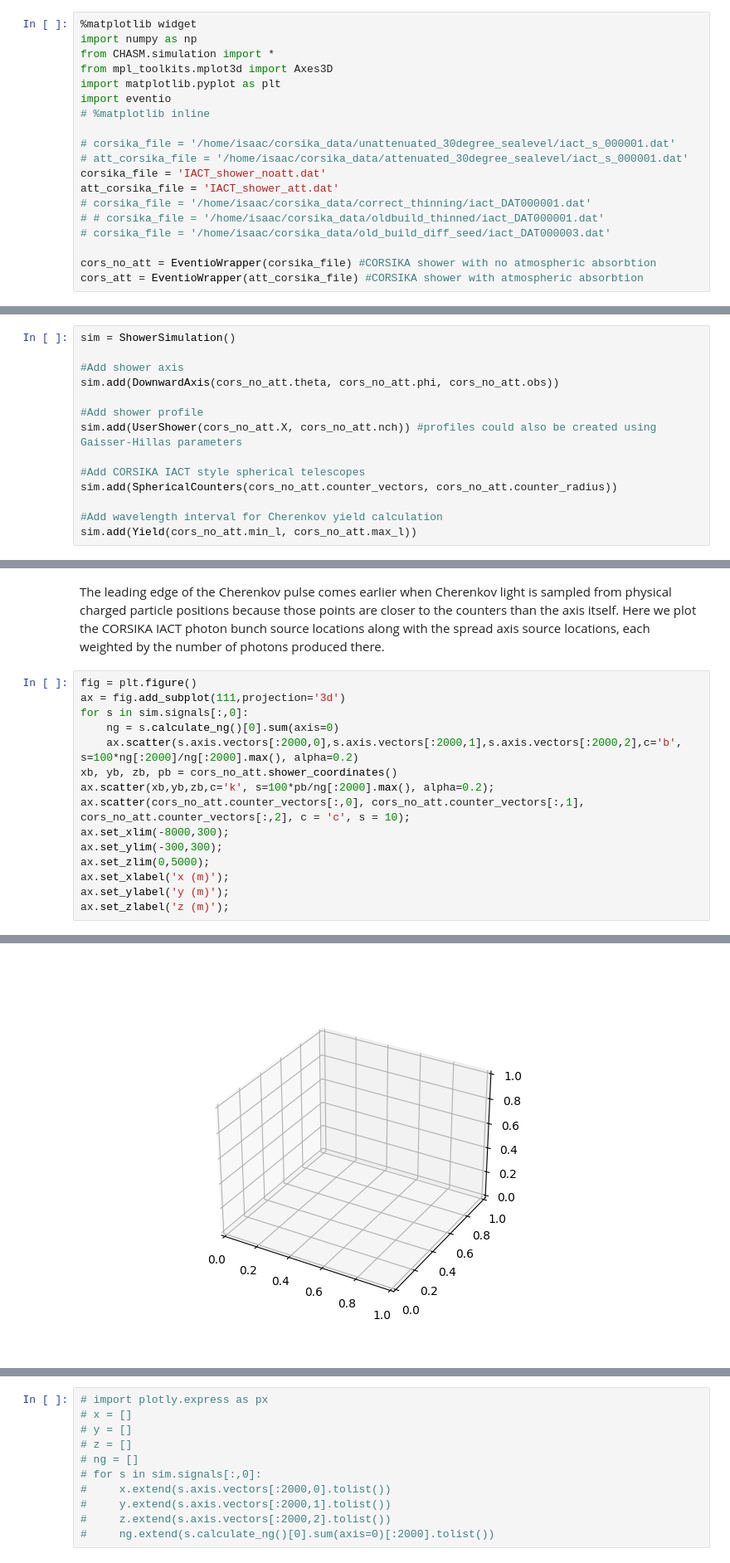
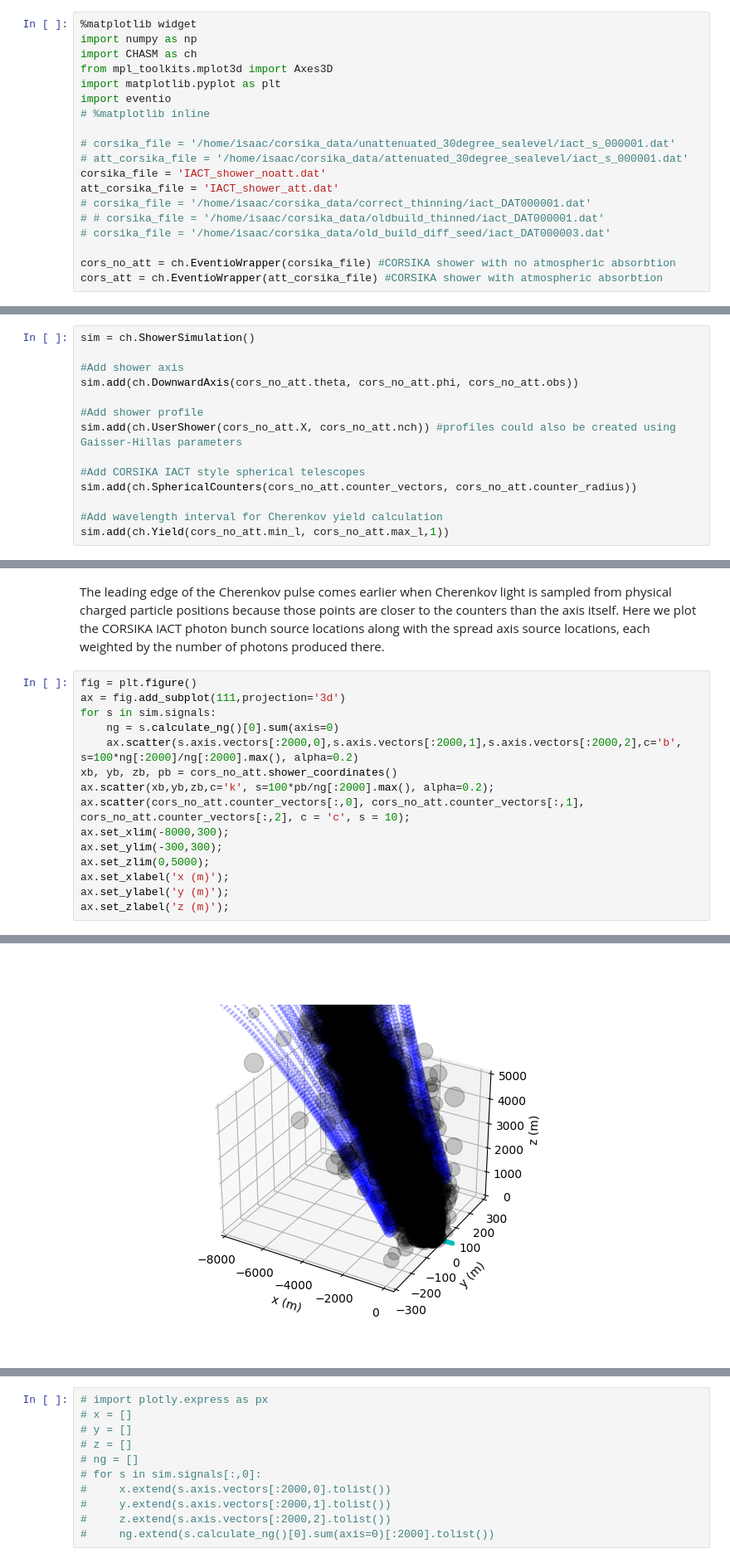
Before and after one commit to ikepc1/CHASM_NuSpacesim, a Jupyter notebook: demo/CORSIKA comparison demo.ipynb, the cells around one changed output, grey strips where cells are left out. Shown at 83% size. Drawn from its saved outputs; the diff is of its cells as text.

Commit message:
changed import structure

```diff
--- a/demo/CORSIKA comparison demo.ipynb
+++ b/demo/CORSIKA comparison demo.ipynb
@@ -3,7 +3,7 @@ This notebook shows the comparison between the Cherenkov light signal generated
 # %%
 %matplotlib widget
 import numpy as np
-from CHASM.simulation import *
+import CHASM as ch
 from mpl_toolkits.mplot3d import Axes3D
 import matplotlib.pyplot as plt
 import eventio
@@ -17,24 +17,24 @@ att_corsika_file = 'IACT_shower_att.dat'
 # # corsika_file = '/home/isaac/corsika_data/oldbuild_thinned/iact_DAT000001.dat'
 # corsika_file = '/home/isaac/corsika_data/old_build_diff_seed/iact_DAT000003.dat'
 
-cors_no_att = EventioWrapper(corsika_file) #CORSIKA shower with no atmospheric absorbtion
-cors_att = EventioWrapper(att_corsika_file) #CORSIKA shower with atmospheric absorbtion
+cors_no_att = ch.EventioWrapper(corsika_file) #CORSIKA shower with no atmospheric absorbtion
+cors_att = ch.EventioWrapper(att_corsika_file) #CORSIKA shower with atmospheric absorbtion
 # %% [markdown]
 Now we create a CHASM simulation, and add elements to it using the same parameters as the CORSIKA shower.
 # %%
-sim = ShowerSimulation()
+sim = ch.ShowerSimulation()
 
 #Add shower axis
-sim.add(DownwardAxis(cors_no_att.theta, cors_no_att.phi, cors_no_att.obs))
+sim.add(ch.DownwardAxis(cors_no_att.theta, cors_no_att.phi, cors_no_att.obs))
 
 #Add shower profile
-sim.add(UserShower(cors_no_att.X, cors_no_att.nch)) #profiles could also be created using Gaisser-Hillas parameters
+sim.add(ch.UserShower(cors_no_att.X, cors_no_att.nch)) #profiles could also be created using Gaisser-Hillas parameters
 
 #Add CORSIKA IACT style spherical telescopes
-sim.add(SphericalCounters(cors_no_att.counter_vectors, cors_no_att.counter_radius))
+sim.add(ch.SphericalCounters(cors_no_att.counter_vectors, cors_no_att.counter_radius))
 
 #Add wavelength interval for Cherenkov yield calculation
-sim.add(Yield(cors_no_att.min_l, cors_no_att.max_l))
+sim.add(ch.Yield(cors_no_att.min_l, cors_no_att.max_l,1))
 # %% [markdown]
 Now the simulation has all the necessary elements to calculate a Cherenkov signal.
 # %%
@@ -114,7 +114,7 @@ The leading edge of the Cherenkov pulse comes earlier when Cherenkov light is sa
 # %%
 fig = plt.figure()
 ax = fig.add_subplot(111,projection='3d')
-for s in sim.signals[:,0]:
+for s in sim.signals:
     ng = s.calculate_ng()[0].sum(axis=0)
     ax.scatter(s.axis.vectors[:2000,0],s.axis.vectors[:2000,1],s.axis.vectors[:2000,2],c='b', s=100*ng[:2000]/ng[:2000].max(), alpha=0.2)
 xb, yb, zb, pb = cors_no_att.shower_coordinates()
@@ -131 +130 @@ IndexError: too many indices for array: array is 1-dimensional, but 2 were index
-[figure, old version]
+[figure, new version]
```
Also changed, not shown: parts of 5 cells of this notebook, 11 other files.
